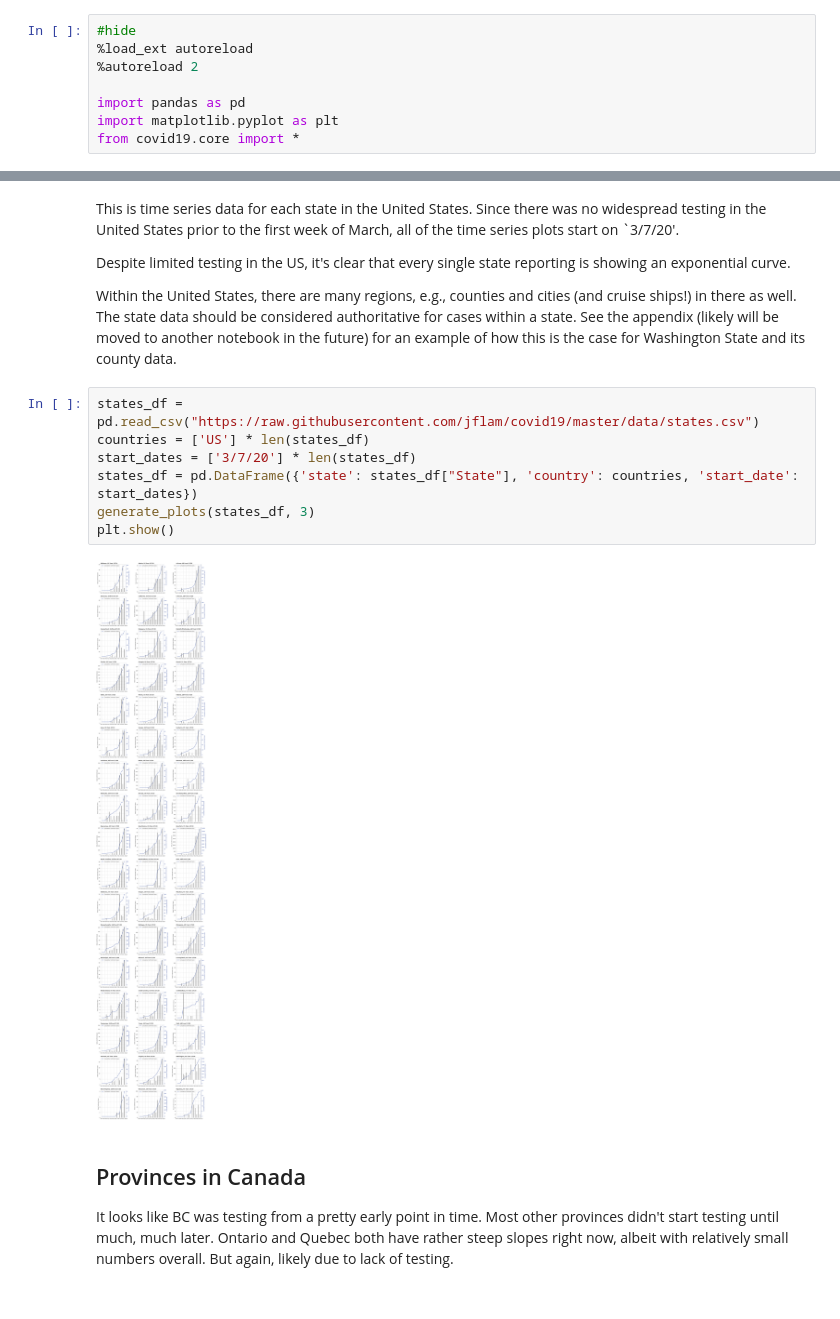
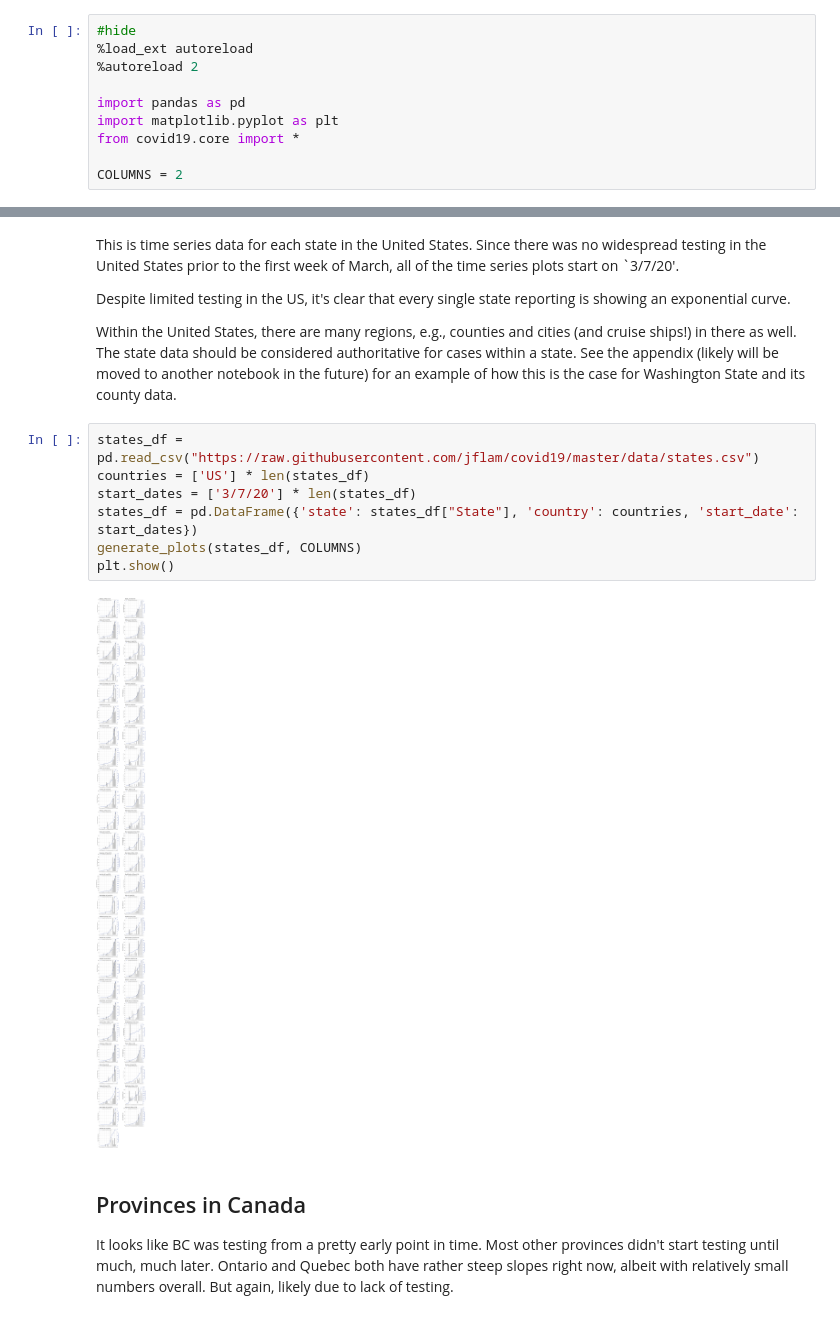
Before and after one commit to jflam/my-blog, a Jupyter notebook: _notebooks/2020-03-23-dashboard.ipynb, the cells around one changed output, grey strips where cells are left out. Saved outputs shown, nothing was run; the diff lists cells and outputs as text.

```diff
--- a/_notebooks/2020-03-23-dashboard.ipynb
+++ b/_notebooks/2020-03-23-dashboard.ipynb
@@ -6,6 +6,8 @@
 import pandas as pd
 import matplotlib.pyplot as plt
 from covid19.core import *
+
+COLUMNS = 2
 # %% [markdown]
 # COVID19 Dashboard
 
@@ -34,12 +36,12 @@ Within the United States, there are many regions, e.g., counties and cities (and
 # %%
 states_df = pd.read_csv("https://raw.githubusercontent.com/jflam/covid19/master/data/states.csv")
 countries = ['US'] * len(states_df)
 start_dates = ['3/7/20'] * len(states_df)
 states_df = pd.DataFrame({'state': states_df["State"], 'country': countries, 'start_date': start_dates})
-generate_plots(states_df, 3)
+generate_plots(states_df, COLUMNS)
 plt.show()
 # %% [output]
-[figure, old version]
+[figure, new version]
 # %% [markdown]
 ## Provinces in Canada
 
```
Also changed, not shown: parts of 7 cells of this notebook, 1 other file.
